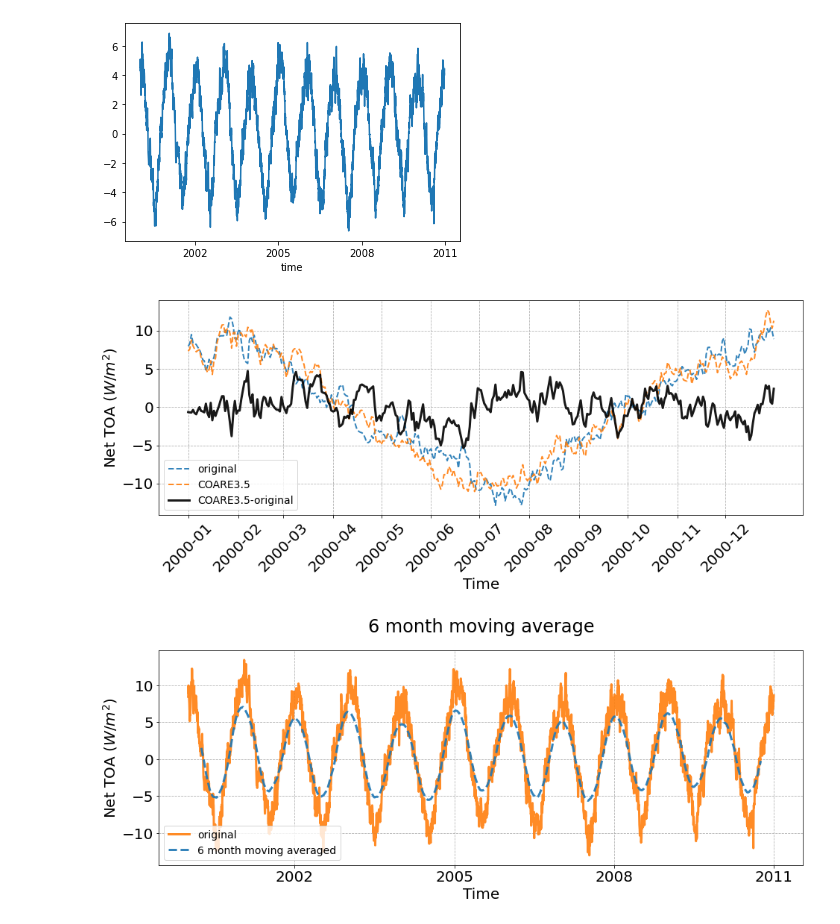
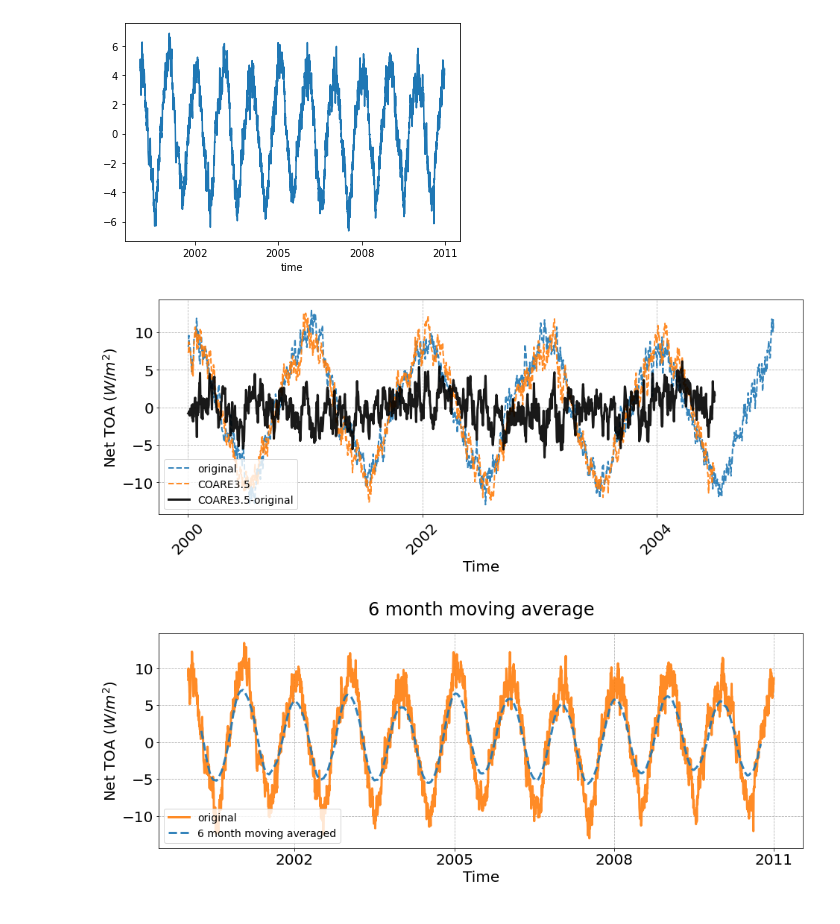
Before and after one commit to chiaweh2/E3SM_analysis, a Jupyter notebook: E3SM_coare35_testing.ipynb, the cells around one changed output. Cells and saved outputs as stored; diff of their text form; code cells hidden in the pictures.

Commit message:
5 year testing

```diff
--- a/E3SM_coare35_testing.ipynb
+++ b/E3SM_coare35_testing.ipynb
@@ -23,12 +23,20 @@ ds_original = E3SM_io_HIST2000_branched_all(lon_lim,
                                            lat_lim,
                                            varlist=['FSNT','FLNT'],
                                            case='original').compute()
+# %%
+from io_model import E3SM_io_HIST2000_branched_all
+ds_coare35 = E3SM_io_HIST2000_branched_all(lon_lim,
+                                           lat_lim,
+                                           varlist=['FSNT','FLNT','area'],
+                                           case='coare35_year1').compute()
 # %%
 from io_model import E3SM_io_HIST2000_branched_all
-ds_coare35 = E3SM_io_HIST2000_branched_all(lon_lim,
+ds_coare35_1_5 = E3SM_io_HIST2000_branched_all(lon_lim,
                                            lat_lim,
                                            varlist=['FSNT','FLNT','area'],
-                                           case='coare35_year1').compute()
+                                           case='coare35_year1-5').compute()
+# %%
+ds_coare35 = xr.concat([ds_coare35,ds_coare35_1_5],dim='time')
 # %%
 from memory import used_memory
 used_memory()
@@ -89,14 +97,14 @@ da_coare35_glo_areaweight_net = ((ds_coare35.FSNT-ds_coare35.FLNT)*da_area).sum(
 da_orig_glo_areaweight_net = ((ds_original.FSNT-ds_original.FLNT)*da_area).sum(dim=['lon','lat'])/da_area.sum(dim=['lon','lat'])
 # %%
 global_mean_energy = xr.Dataset()
-global_mean_energy['original'] = da_orig_glo_areaweight_net.isel(time=np.arange(0,365))
+global_mean_energy['original'] = da_orig_glo_areaweight_net.isel(time=np.arange(0,365*5))
 global_mean_energy['original'] = global_mean_energy['original']-global_mean_energy['original'].mean(dim='time')
 global_mean_energy['COARE3.5'] = da_coare35_glo_areaweight_net
 global_mean_energy['COARE3.5'] = global_mean_energy['COARE3.5']-global_mean_energy['COARE3.5'].mean(dim='time')
 global_mean_energy['COARE3.5-original'] = global_mean_energy['COARE3.5']-global_mean_energy['original']
 # %%
 import matplotlib.pyplot as plt
-
+import cftime
 #### plotting
 fig = plt.figure(1)
 ax1 = fig.add_axes([0,0,2,1])
@@ -104,47 +112,53 @@ ax1color = 'k'
 
 modelname = ['original','COARE3.5','COARE3.5-original']
 model_legend_name = ['original','COARE3.5','COARE3.5-original']
 colors = ['C0','C1','k']
 linestyles = ['--','--','-']
 linewidths = [2,2,3]
 
-
-
 for nmodel,model in enumerate(modelname):
-    ax1.plot(global_mean_energy[model].values,
+    global_mean_energy[model].plot(ax=ax1,
               label=model_legend_name[nmodel],
               linewidth=linewidths[nmodel],
               linestyle=linestyles[nmodel],
               color=colors[nmodel],
               alpha=0.9)
 
-arglist = []
-for month in range(1,13):
-    (arglist.append(np.argwhere(global_mean_energy['original'].time.values
-                                ==cftime.DatetimeNoLeap(2000, month, 2, 0, 0, 0, 0))[0][0])
-    )
-monlabellist = global_mean_energy['original']['time.month'].values[arglist]
-yearlabellist = global_mean_energy['original']['time.year'].values[arglist]
-labellist = ['%0.4i-%0.2i'%(yearlabellist[i],monlabellist[i]) for i in range(len(arglist))]
+# for nmodel,model in enumerate(modelname):
+#     ax1.plot(global_mean_energy[model].values,
+#               label=model_legend_name[nmodel],
+#               linewidth=linewidths[nmodel],
+#               linestyle=linestyles[nmodel],
+#               color=colors[nmodel],
+#               alpha=0.9)
+
+# arglist = []
+# for month in range(1,13):
+#     (arglist.append(np.argwhere(global_mean_energy['original'].time.values
+#                                 ==cftime.DatetimeNoLeap(2000, month, 2, 0, 0, 0, 0))[0][0])
+#     )
+# monlabellist = global_mean_energy['original']['time.month'].values[arglist]
+# yearlabellist = global_mean_energy['original']['time.year'].values[arglist]
+# labellist = ['%0.4i-%0.2i'%(yearlabellist[i],monlabellist[i]) for i in range(len(arglist))]
 
 #### setting the plotting format
 ax1.set_ylabel('Net TOA ($W/m^2$)',{'size':'20'},color='k')
 ax1.set_xlabel('Time',{'size':'20'})
 ax1.tick_params(axis='y',labelsize=20,labelcolor='k')
 ax1.tick_params(axis='x',labelsize=20,labelcolor='k',rotation=45)
-ax1.set_xticks(arglist)
-ax1.set_xticklabels(labellist)
+# ax1.set_xticks(arglist)
+# ax1.set_xticklabels(labellist)
 
 ax1.set_title("",{'size':'24'},pad=24)
 ax1.legend(loc='lower left',fontsize=14)
 ax1.grid(linestyle='dashed')
 
 # fig.savefig('../figure/figure_sup_oni2.pdf', dpi=300, facecolor='w', edgecolor='w',
 #                 orientation='portrait', papertype=None, format=None,
 #                 transparent=False, bbox_inches="tight", pad_inches=None,
 #                 frameon=None)
 # %% [output]
-[figure, old version]
+[figure, new version]
 # %%
 import cftime
 import matplotlib.pyplot as plt
```
Also changed, not shown: parts of 3 cells of this notebook.
